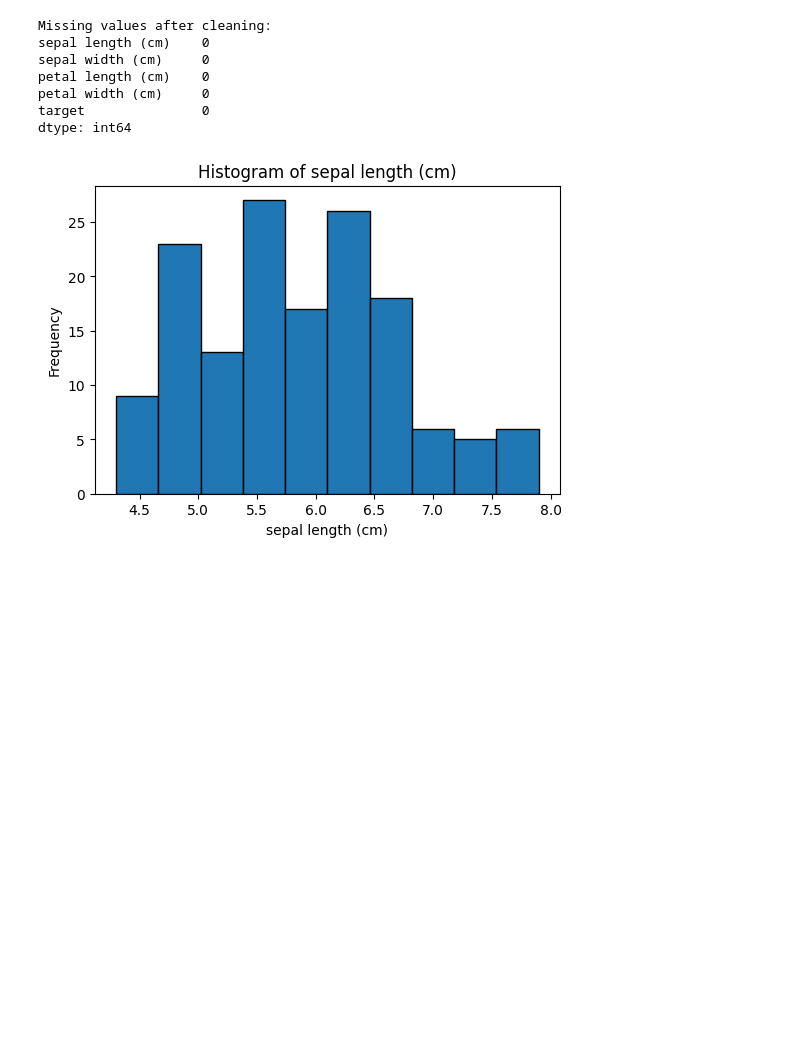
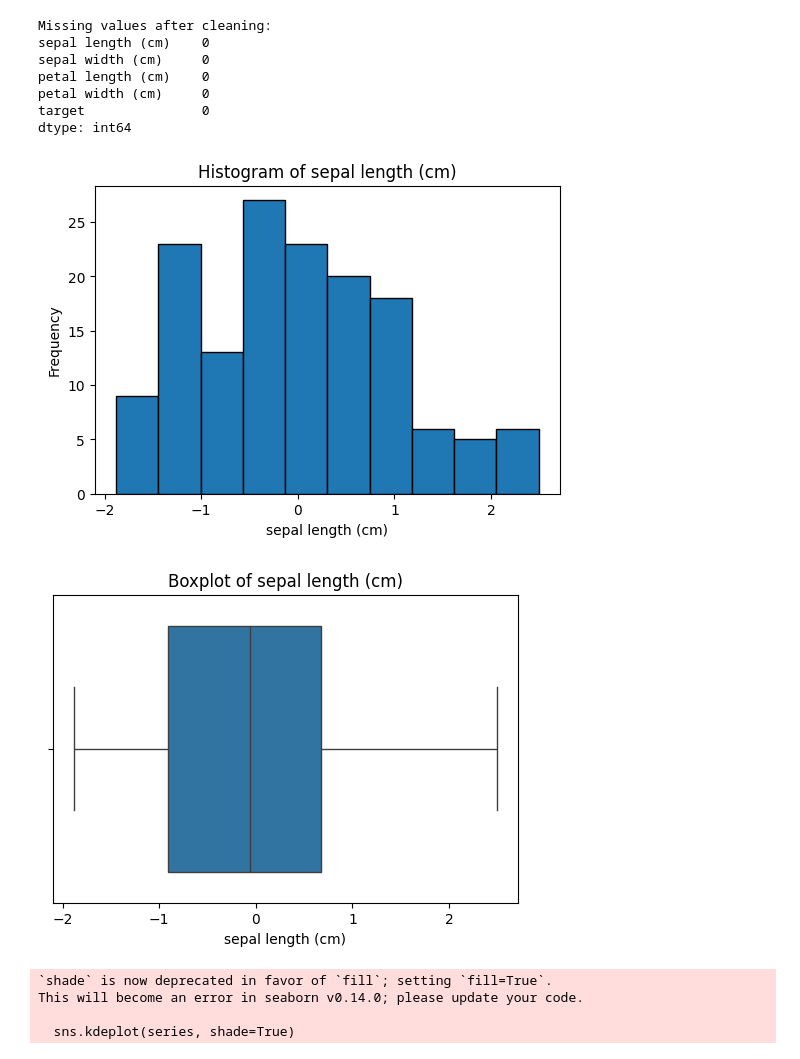
Before and after one commit to AafaqueAnjum06/smart-ml-helpers, a Jupyter notebook: notebooks/demo.ipynb, the cells around one changed output. Cells and saved outputs as stored; diff of their text form; code cells hidden in the pictures; blank space fills up the shorter version.

```diff
--- a/notebooks/demo.ipynb
+++ b/notebooks/demo.ipynb
@@ -10,9 +21,9 @@ from sklearn.dummy import DummyClassifier
 # %%
 # Cell 2: Load dataset
-data = load_iris(as_frame=True)
-df = data.frame.copy()
+iris_data = load_iris(as_frame=True)
+df = iris_data.frame.copy()
 
-# Introduce a NaN to test cleaning
+# Introduce a NaN value to test cleaning
 df.loc[0, 'sepal length (cm)'] = None
 df.head()
 # %% [output]
@@ -23,10 +34,15 @@ df.head()
 | 3 | 4.6 | 3.1 | 1.5 | 0.2 | 0 |
 | 4 | 5.0 | 3.6 | 1.4 | 0.2 | 0 |
 # %%
-# Cell 3: Clean data
+# Cell 3: Preprocessing
 df_clean = clean_data(df)
 print("Missing values after cleaning:")
 print(df_clean.isna().sum())
+
+# Encode categorical columns if any
+df_encoded = encode_categorical(df_clean)
+# Scale numeric columns
+df_scaled = scale_features(df_encoded)
 # %% [output]
 Missing values after cleaning:
 sepal length (cm)    0
@@ -36,7 +52,20 @@ petal width (cm)     0
 target               0
 dtype: int64
 # %%
-# Cell 4: Plot histogram for a numeric column
-plot_histogram(df_clean['sepal length (cm)'])
+# Cell 4: Feature Visualizations
+plot_histogram(df_scaled['sepal length (cm)'])
+plot_boxplot(df_scaled, 'sepal length (cm)')
+plot_distribution(df_scaled['sepal length (cm)'], kind='kde')
+plot_correlation_matrix(df_scaled)
+plot_pairplot(df_scaled, hue='target')
+plot_scatter_matrix(df_scaled, hue=df_scaled['target'])
+plot_feature_distribution(df_scaled, 'sepal width (cm)')
+plot_categorical_distribution(df_scaled, 'target')
+plot_numeric_distribution(df_scaled, 'petal length (cm)')
 # %% [output]
-[figure, old version]
+[figure, new version]
+[figure, added]
+`shade` is now deprecated in favor of `fill`; setting `fill=True`.
+This will become an error in seaborn v0.14.0; please update your code.
+
+  sns.kdeplot(series, shade=True)
```
Also changed, not shown: parts of 4 cells of this notebook, 5 other files.
